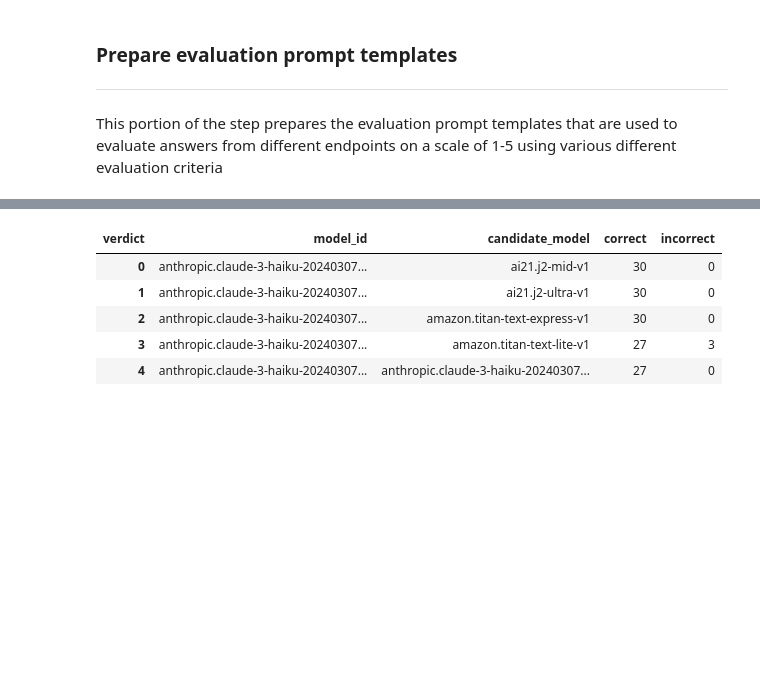
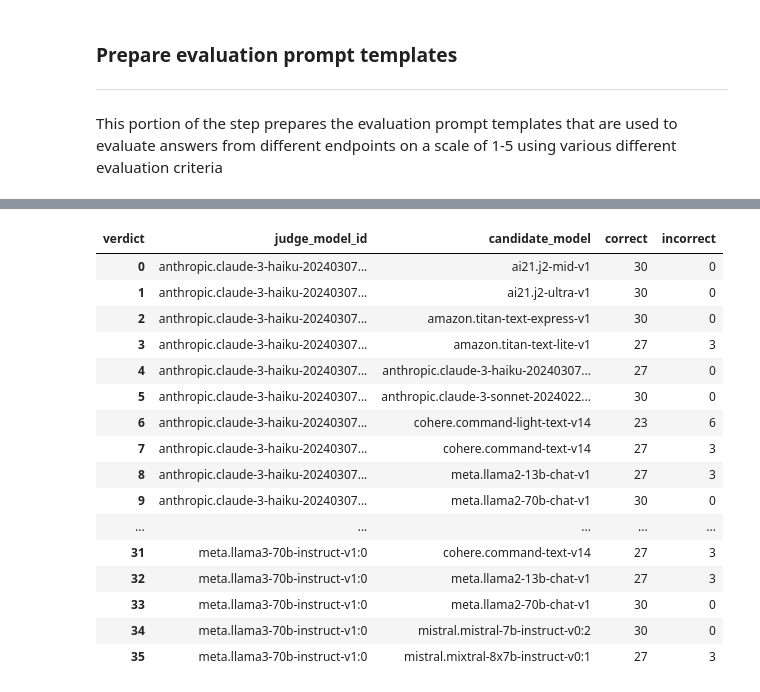
Before and after one commit to aws-samples/foundation-model-benchmarking-tool, a Jupyter notebook: src/fmbench/4_get_evaluations.ipynb, the cells around one changed output, grey strips where cells are left out. Cells and saved outputs as stored; diff of their text form; code cells hidden in the pictures; blank space fills up the shorter version.

Commit message:
Max voting results... WIP

```diff
--- a/src/fmbench/4_get_evaluations.ipynb
+++ b/src/fmbench/4_get_evaluations.ipynb
@@ -516,16 +506,16 @@ def run_eval(i: int, total: int, row: Dict,  model_id: str, eval_method_name: st
     # save all the responses from the model in a dictionary
     resp: Dict = {}
     print(f"run_eval, row {i}/{total}, judge_model_id={model_id}, candidate model={row['endpoint_name']}")
-
+    candidate_model_response: str = row['completion']
     # create the payload for model inference
     prompt = row[f'{model_id}_{method_name}_eval_prompt']
     # generate the chapter title based on the given chapter in the prompt
     resp = get_inference(model_id, prompt)
+    resp['candidate_model_response'] = candidate_model_response
     resp['candidate_model'] = row['endpoint_name']
     resp['cosine_similarity_score'] = row['cosine_similarity_score']
     if 'ground_truth' in row:
         resp['ground_truth'] = row['ground_truth']
-    resp[f'{model_id}_answer'] = row['completion']
     # calculate the input and output token price for all of the calls
     model_eval_completions_dir: str = os.path.join(RESULTS_DIR, MODEL_EVALUATION_JUDGE_COMPLETIONS_DIR)
     dir_path = os.path.join(model_eval_completions_dir, model_id, eval_method_name)
@@ -582,12 +572,11 @@ logger.info(f"judge panel being used to evaluate model responses: {model_eval_su
 # Iterate through each LLM as a judge and each evaluation criterion
 for llm_info in model_eval_subjective_info.get('judge_panel_list', None):
     model_id = llm_info['model_id']
-    eval_prompt_template_fname: str = f"{llm_info.get('eval_prompt_template_name_prefix', None)}{method_name}.txt"
+    eval_prompt_template_fname: str = f"{llm_info.get('eval_prompt_template_name_prefix', None)}_{method_name}.txt"
     eval_prompt_template_dir = llm_info.get('eval_prompt_template_dir', None)
     eval_prompt_template_path: str = os.path.join(EVAL_DIR, eval_prompt_template_dir, eval_prompt_template_fname)
     logger.info(f"evaluation prompt template file path being used for {model_id}: {eval_prompt_template_path}")
     logger.info(f"evaluation prompt template file name: {eval_prompt_template_fname}")
-
     try:
         eval_prompt_template = Path(eval_prompt_template_path).read_text()
     except FileNotFoundError:
@@ -749,6 +739,7 @@ df_eval_results.head()
 # the fields of the dictionary to the original results dataframe
 df_eval_results_only = df_eval_results['completion'].apply(parse_as_json).apply(pd.Series)
 df_eval_results = pd.concat([df_eval_results, df_eval_results_only], axis=1)
+df_eval_results.rename(columns={'model_id': 'judge_model_id'}, inplace=True)
 logger.info(f"df_eval_results shape={df_eval_results.shape}")
 df_eval_results.head()
 # %% [output]
@@ -800,5 +777,5 @@ df_eval_results.head()
 # %%
-panel_summary_responses_df = df_eval_results.groupby(['model_id', 'candidate_model', 'verdict']).size().unstack(fill_value=0)
+panel_summary_responses_df = df_eval_results.groupby(['judge_model_id', 'candidate_model', 'verdict']).size().unstack(fill_value=0)
 panel_summary_responses_df.reset_index(inplace=True)
 # %%
 # send the raw results as a csv file to the S3 bucket
@@ -811,5 +788,5 @@ llm_as_a_judge_per_eval_summary_fpath = os.path.join(METRICS_DIR, LLM_JUDGE_PANE
 write_to_s3(panel_summary_responses, BUCKET_NAME, "",
             METRICS_DIR, LLM_JUDGE_PANEL_RESPONSE_SUMMARIES)
 logger.info(f"Summary on each eval (max voting/average pooling) for each panel judge sent to s3://{BUCKET_NAME}/{llm_as_a_judge_per_eval_summary_fpath}")
-panel_summary_responses_df.head()
+panel_summary_responses_df.head(40)
 # %% [output]
@@ -817,6 +794,17 @@ panel_summary_responses_df.head()
-| verdict | model_id | candidate_model | correct | incorrect |
+| verdict | judge_model_id | candidate_model | correct | incorrect |
 | 0 | anthropic.claude-3-haiku-20240307... | ai21.j2-mid-v1 | 30 | 0 |
 | 1 | anthropic.claude-3-haiku-20240307... | ai21.j2-ultra-v1 | 30 | 0 |
 | 2 | anthropic.claude-3-haiku-20240307... | amazon.titan-text-express-v1 | 30 | 0 |
 | 3 | anthropic.claude-3-haiku-20240307... | amazon.titan-text-lite-v1 | 27 | 3 |
 | 4 | anthropic.claude-3-haiku-20240307... | anthropic.claude-3-haiku-20240307... | 27 | 0 |
+| 5 | anthropic.claude-3-haiku-20240307... | anthropic.claude-3-sonnet-2024022... | 30 | 0 |
+| 6 | anthropic.claude-3-haiku-20240307... | cohere.command-light-text-v14 | 23 | 6 |
+| 7 | anthropic.claude-3-haiku-20240307... | cohere.command-text-v14 | 27 | 3 |
+| 8 | anthropic.claude-3-haiku-20240307... | meta.llama2-13b-chat-v1 | 27 | 3 |
+| 9 | anthropic.claude-3-haiku-20240307... | meta.llama2-70b-chat-v1 | 30 | 0 |
+| ... | ... | ... | ... | ... |
+| 31 | meta.llama3-70b-instruct-v1:0 | cohere.command-text-v14 | 27 | 3 |
+| 32 | meta.llama3-70b-instruct-v1:0 | meta.llama2-13b-chat-v1 | 27 | 3 |
+| 33 | meta.llama3-70b-instruct-v1:0 | meta.llama2-70b-chat-v1 | 30 | 0 |
+| 34 | meta.llama3-70b-instruct-v1:0 | mistral.mistral-7b-instruct-v0:2 | 30 | 0 |
+| 35 | meta.llama3-70b-instruct-v1:0 | mistral.mixtral-8x7b-instruct-v0:1 | 27 | 3 |
```
Also changed, not shown: parts of 33 cells of this notebook, 4 other files.
